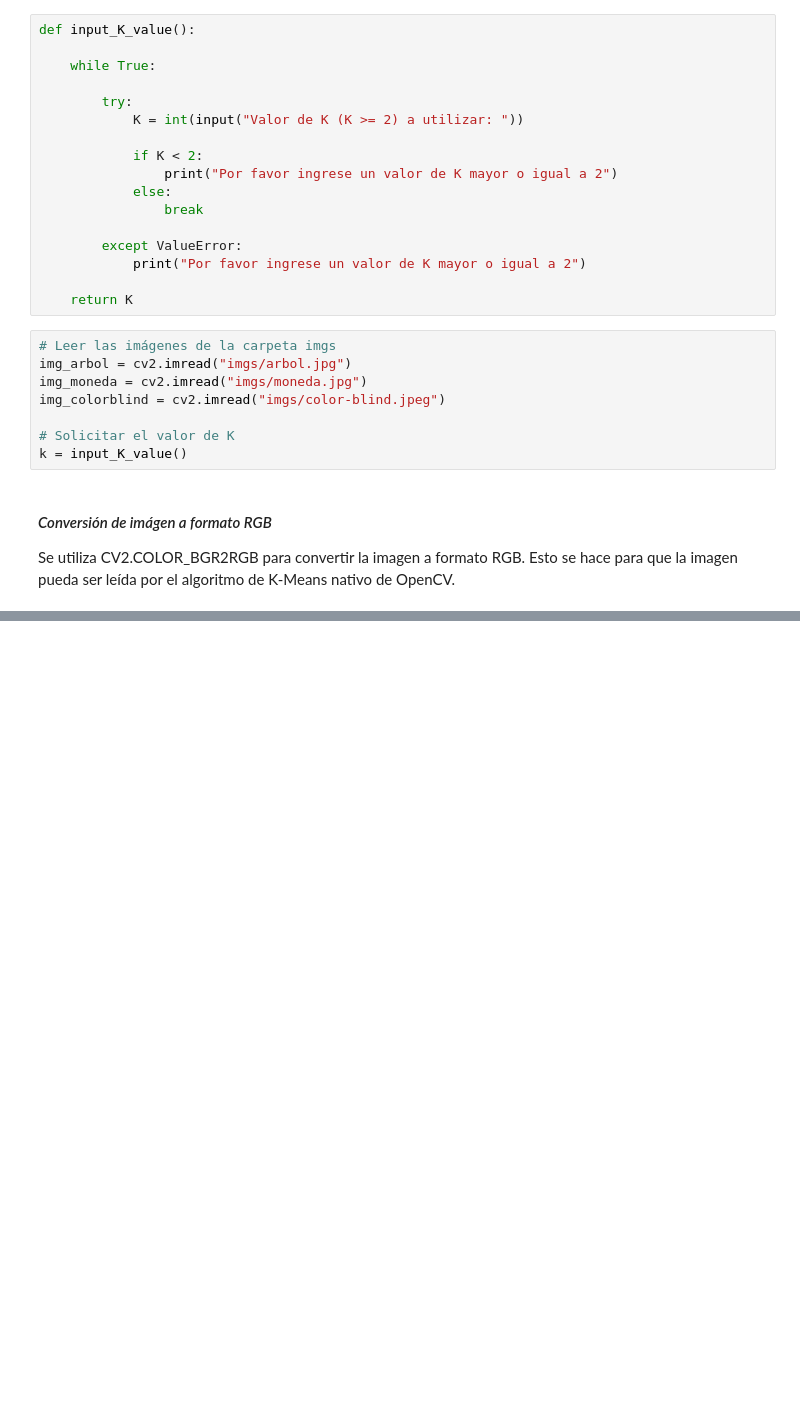
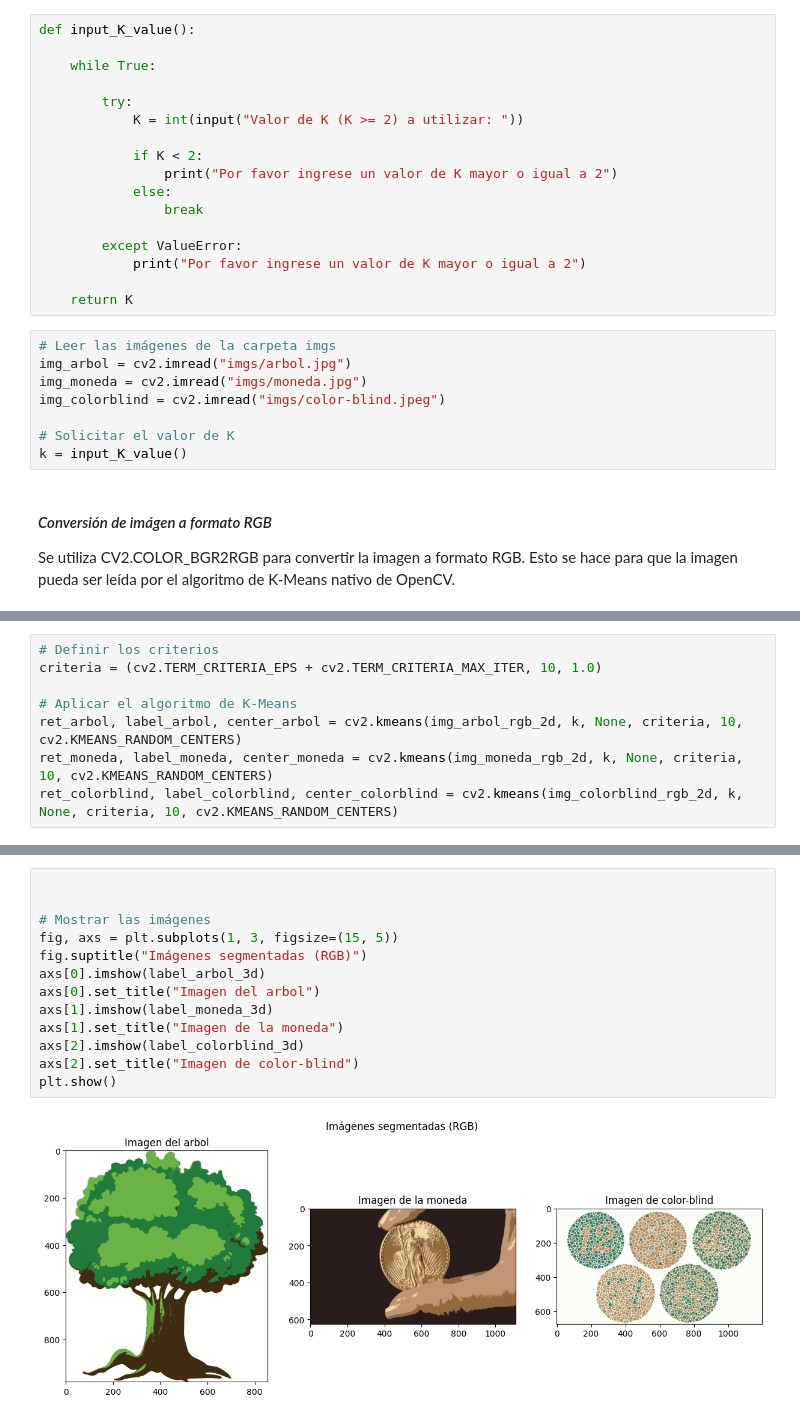
Before and after one commit to stefanoaragoni/computerVision_lista01, a Jupyter notebook: Lista01_Ejercicio5.ipynb, the cells around one changed output, grey strips where cells are left out. Drawn from its saved outputs; the diff is of its cells as text; blank space fills up the shorter version.

```diff
--- a/Lista01_Ejercicio5.ipynb
+++ b/Lista01_Ejercicio5.ipynb
@@ -86,0 +105,8 @@ Se utiliza CV2.COLOR_BGR2RGB para convertir la imagen a formato RGB. Esto se hac
+# %%
+# Definir los criterios
+criteria = (cv2.TERM_CRITERIA_EPS + cv2.TERM_CRITERIA_MAX_ITER, 10, 1.0)
+
+# Aplicar el algoritmo de K-Means
+ret_arbol, label_arbol, center_arbol = cv2.kmeans(img_arbol_rgb_2d, k, None, criteria, 10, cv2.KMEANS_RANDOM_CENTERS)
+ret_moneda, label_moneda, center_moneda = cv2.kmeans(img_moneda_rgb_2d, k, None, criteria, 10, cv2.KMEANS_RANDOM_CENTERS)
+ret_colorblind, label_colorblind, center_colorblind = cv2.kmeans(img_colorblind_rgb_2d, k, None, criteria, 10, cv2.KMEANS_RANDOM_CENTERS)
@@ -86,0 +164,15 @@ Se utiliza CV2.COLOR_BGR2RGB para convertir la imagen a formato RGB. Esto se hac
+# %%
+
+
+# Mostrar las imágenes
+fig, axs = plt.subplots(1, 3, figsize=(15, 5))
+fig.suptitle("Imágenes segmentadas (RGB)")
+axs[0].imshow(label_arbol_3d)
+axs[0].set_title("Imagen del arbol")
+axs[1].imshow(label_moneda_3d)
+axs[1].set_title("Imagen de la moneda")
+axs[2].imshow(label_colorblind_3d)
+axs[2].set_title("Imagen de color-blind")
+plt.show()
+# %% [output]
+[figure, added]
```
Also changed, not shown: parts of 10 cells of this notebook.
